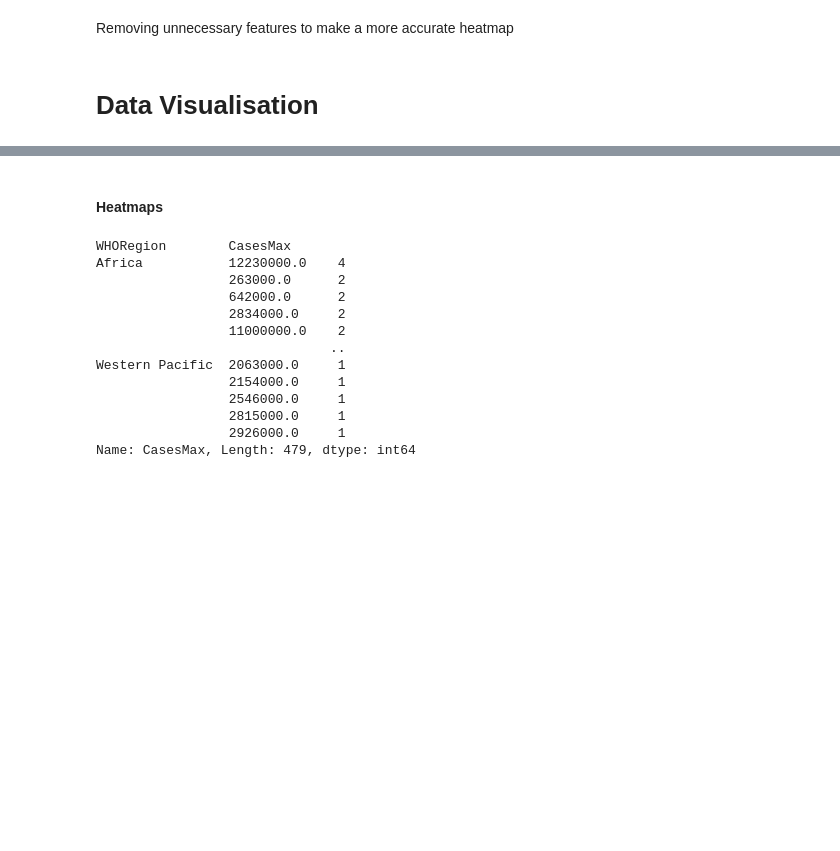
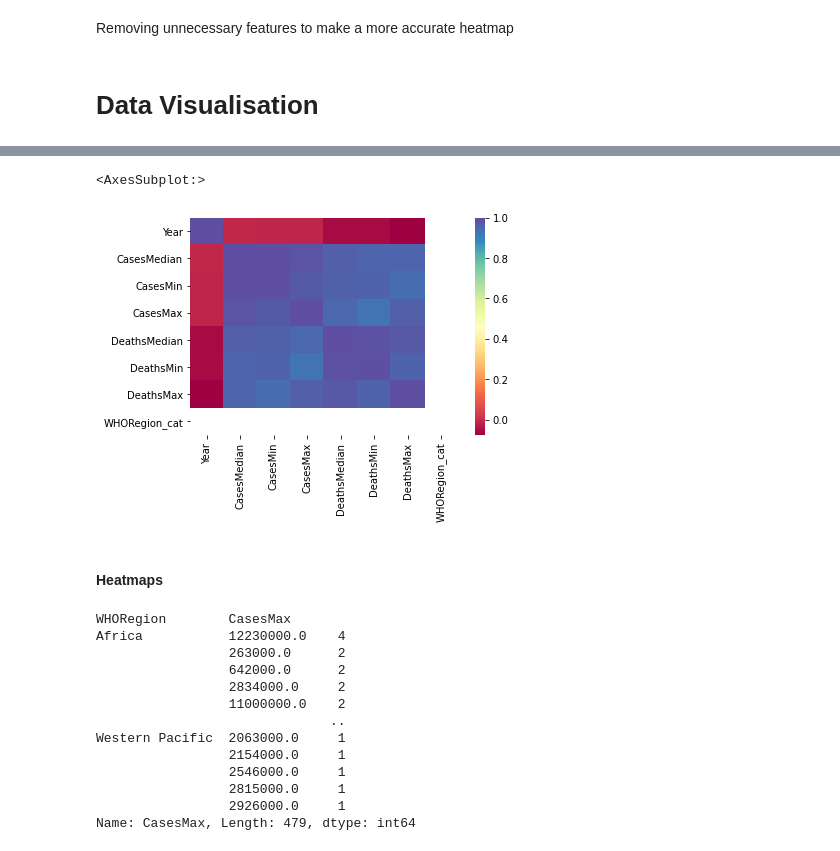
Before and after one commit to Michael-Kneale/COMP2200-Group-Project, a Jupyter notebook: main_report.ipynb, the cells around one changed output, grey strips where cells are left out. Cells and saved outputs as stored; diff of their text form; code cells hidden in the pictures; blank space fills up the shorter version.

Commit message:
Added a correlation heatmap with African data

```diff
--- a/main_report.ipynb
+++ b/main_report.ipynb
@@ -366,3 +361,8 @@ sns.heatmap(malaria_africa.corr(), cmap = "Blues")
+# %%
+sns.heatmap(malaria_africa.corr(), cmap = "Spectral")
+# %% [output]
+<AxesSubplot:>
+[figure, added]
 # %% [markdown]
 #### Heatmaps
 # %%
```
Also changed, not shown: parts of 11 cells of this notebook.
